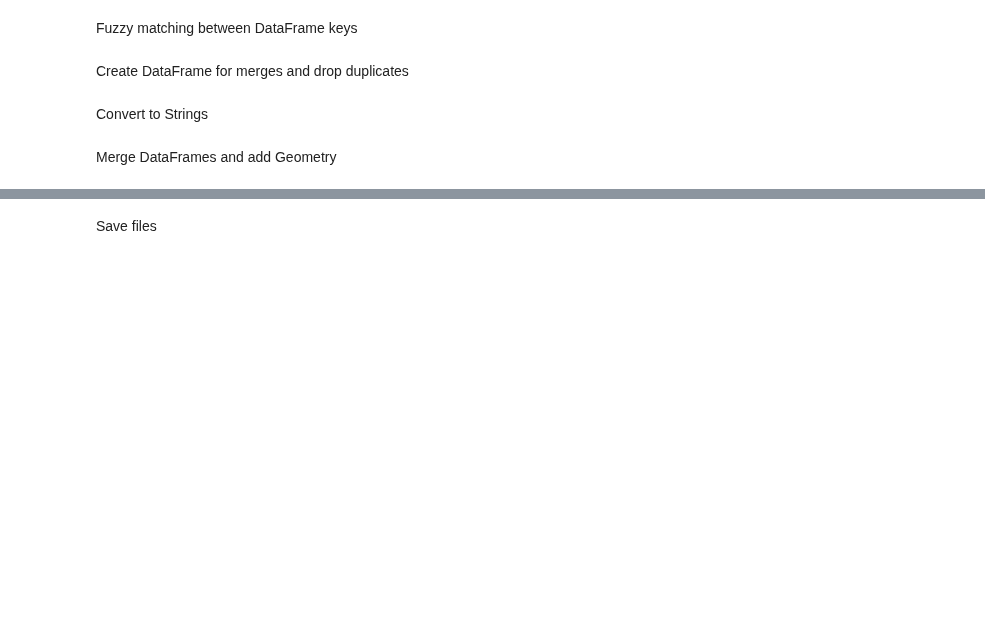
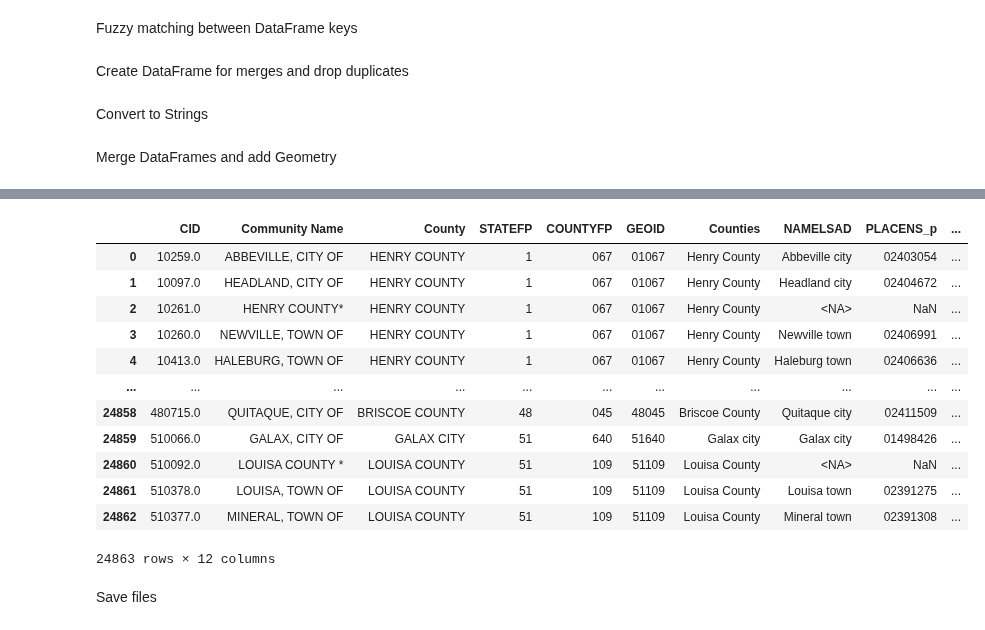
Before and after one commit to f-haces/RECTDNN, a Jupyter notebook: PlacesMatching.ipynb, the cells around one changed output, grey strips where cells are left out. Cells and saved outputs as stored; diff of their text form; code cells hidden in the pictures; blank space fills up the shorter version.

```diff
--- a/PlacesMatching.ipynb
+++ b/PlacesMatching.ipynb
@@ -116,3 +231,21 @@ result_df_final = result_df_1[["CID", "County", "STATEFP", "COUNTYFP" , "GEOID",
+# %%
+result_df_final = result_df_1[["CID", "Community Name", "County", "STATEFP", "COUNTYFP" , "GEOID", "Counties", "NAMELSAD", "PLACENS_p", "PLACEFP_p", "GEOID_p", "MATCH_SCORE"]].copy()
+# %%
+result_df_final
+# %% [output]
+|  | CID | Community Name | County | STATEFP | COUNTYFP | GEOID | Counties | NAMELSAD | PLACENS_p | ... |
+| 0 | 10259.0 | ABBEVILLE, CITY OF | HENRY COUNTY | 1 | 067 | 01067 | Henry County | Abbeville city | 02403054 | ... |
+| 1 | 10097.0 | HEADLAND, CITY OF | HENRY COUNTY | 1 | 067 | 01067 | Henry County | Headland city | 02404672 | ... |
+| 2 | 10261.0 | HENRY COUNTY* | HENRY COUNTY | 1 | 067 | 01067 | Henry County | <NA> | NaN | ... |
+| 3 | 10260.0 | NEWVILLE, TOWN OF | HENRY COUNTY | 1 | 067 | 01067 | Henry County | Newville town | 02406991 | ... |
+| 4 | 10413.0 | HALEBURG, TOWN OF | HENRY COUNTY | 1 | 067 | 01067 | Henry County | Haleburg town | 02406636 | ... |
+| ... | ... | ... | ... | ... | ... | ... | ... | ... | ... | ... |
+| 24858 | 480715.0 | QUITAQUE, CITY OF | BRISCOE COUNTY | 48 | 045 | 48045 | Briscoe County | Quitaque city | 02411509 | ... |
+| 24859 | 510066.0 | GALAX, CITY OF | GALAX CITY | 51 | 640 | 51640 | Galax city | Galax city | 01498426 | ... |
+| 24860 | 510092.0 | LOUISA COUNTY * | LOUISA COUNTY | 51 | 109 | 51109 | Louisa County | <NA> | NaN | ... |
+| 24861 | 510378.0 | LOUISA, TOWN OF | LOUISA COUNTY | 51 | 109 | 51109 | Louisa County | Louisa town | 02391275 | ... |
+| 24862 | 510377.0 | MINERAL, TOWN OF | LOUISA COUNTY | 51 | 109 | 51109 | Louisa County | Mineral town | 02391308 | ... |
+24863 rows × 12 columns
 # %% [markdown]
 Save files
 # %%
```
Also changed, not shown: parts of 14 cells of this notebook, 1 other file.
